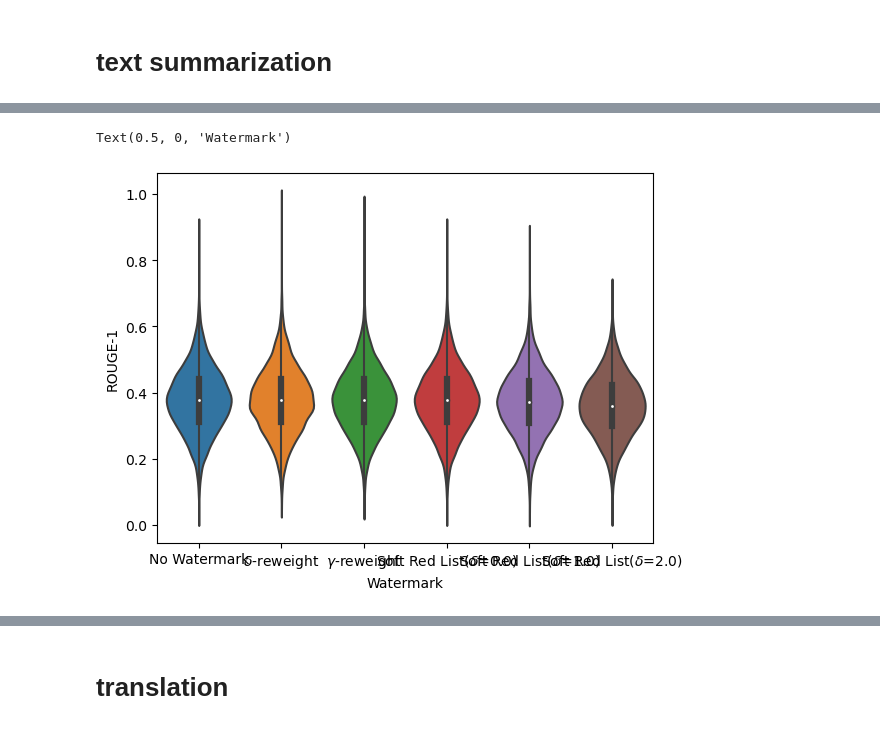
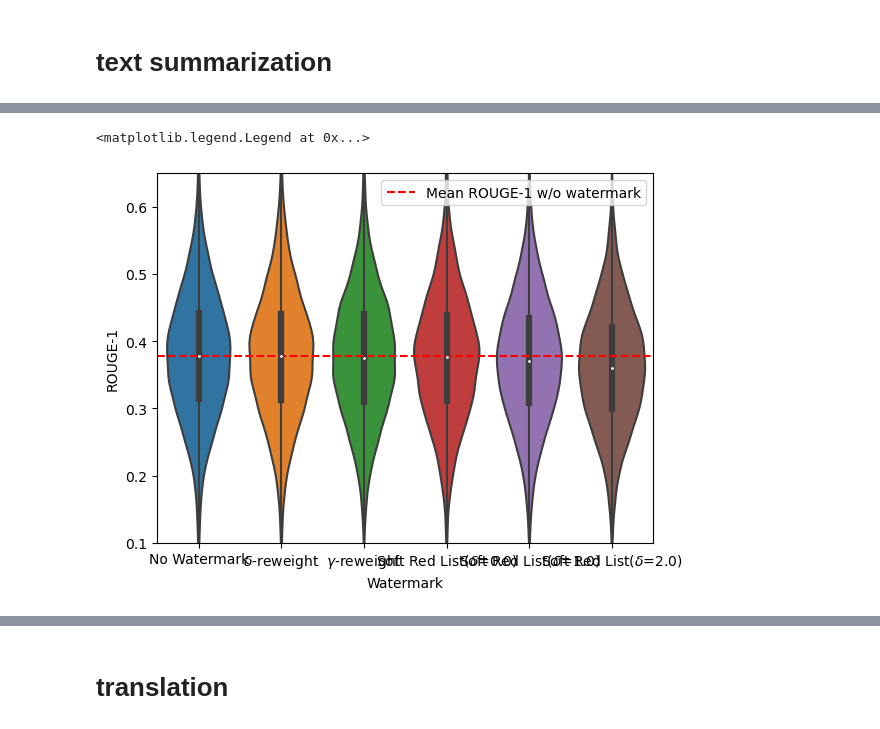
Before and after one commit to xiaoniu-578fa6bff964d005/UnbiasedWatermark, a Jupyter notebook: plot.ipynb, the cells around one changed output, grey strips where cells are left out. Saved outputs shown, nothing was run; the diff lists cells and outputs as text; code cells hidden in the pictures.

```diff
--- a/plot.ipynb
+++ b/plot.ipynb
@@ -22,7 +13,7 @@ df.head()
 # %%
 # nested dict to dataframe
 show_wp = ["No Watermark", "$\delta$-reweight", "$\gamma$-reweight"]
-john_wps = set()
+john_wps_set = set()
 
 
 def map_wp_str(wp_str):
@@ -35,7 +26,7 @@ def map_wp_str(wp_str):
 
         delta = re.findall(r"delta=(\d+\.?\d*)", wp_str)[0]
         n = "Soft Red List" + f"($\delta$={delta})"
-        john_wps.add(n)
+        john_wps_set.add(n)
         return n
     if wp_str == "None":
         return show_wp[0]
@@ -43,7 +34,7 @@ def map_wp_str(wp_str):
         raise ValueError("Unknown watermark: {}".format(wp_str))
 
 df = df.assign(wp_str=df["watermark_processor"].apply(map_wp_str))
-john_wps = sorted(list(john_wps))
+john_wps = sorted(list(john_wps_set))
 df.head()
 # %% [output]
 |  | rouge1 | rouge2 | rougeL | id | watermark_processor | bertscore.precision | bertscore.recall | ... |
@@ -55,14 +46,17 @@ df.head()
 # %%
 import seaborn as sns
 
 sns.violinplot(
     data=df, x="wp_str", y="rouge1", order=show_wp + john_wps
 )
 plt.ylabel("ROUGE-1")
 plt.xlabel("Watermark")
+plt.axhline(df[df.wp_str == "No Watermark"].rouge1.mean(), color="red", linestyle="--", label="Mean ROUGE-1 w/o watermark")
+plt.ylim(0.1, 0.65)
+plt.legend()
 # %% [output]
-Text(0.5, 0, 'Watermark')
+<matplotlib.legend.Legend at 0x...>
-[figure, old version]
+[figure, new version]
 # %%
 sdf=df.melt(
     id_vars=["wp_str"],
```
Also changed, not shown: parts of 8 cells of this notebook.
